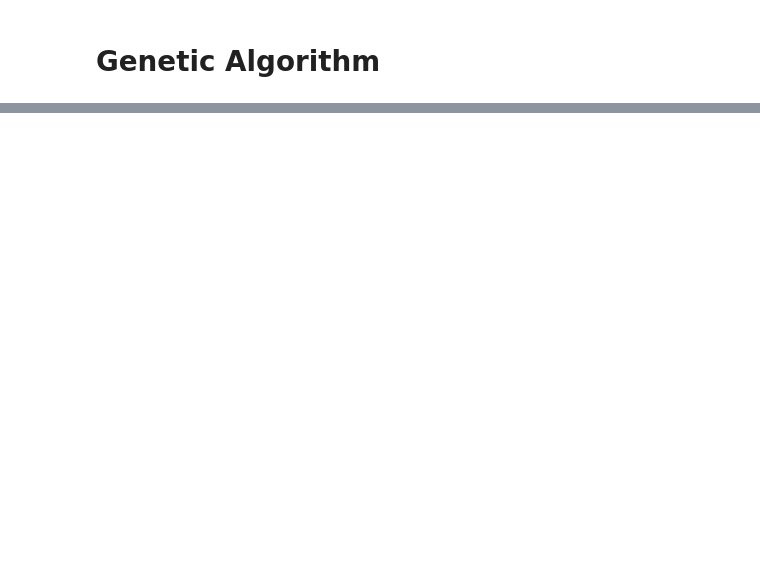
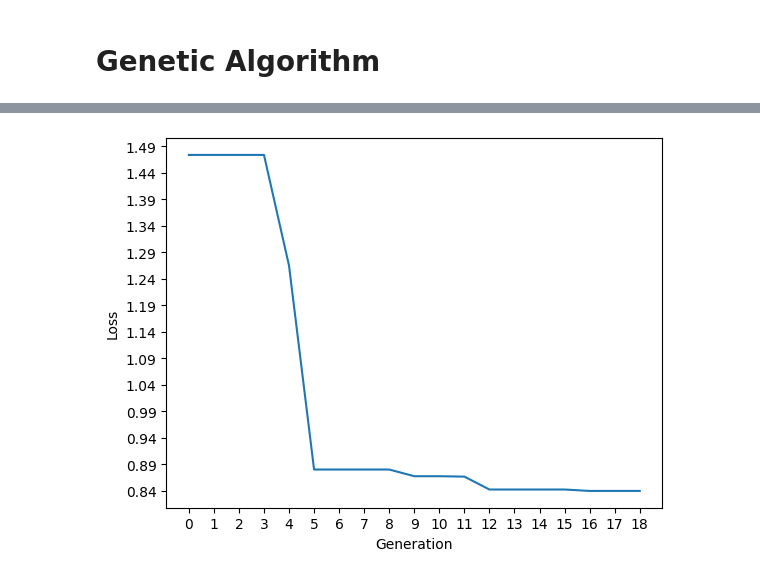
Before and after one commit to matemeglecz/neural_network_optimization_ga, a Jupyter notebook: neural-networks-hw.ipynb, the cells around one changed output, grey strips where cells are left out. Saved outputs shown, nothing was run; the diff lists cells and outputs as text; code cells hidden in the pictures; blank space fills up the shorter version.

```diff
--- a/neural-networks-hw.ipynb
+++ b/neural-networks-hw.ipynb
@@ -658,0 +633,14 @@ NameError: ignored
+# %%
+plt.rcdefaults()
+plt.figure().clear()
+plt.ylabel("Loss")
+plt.xlabel("Generation")
+
+plt.xticks(np.arange(0, 18 + 1, 1.0))
+plt.yticks(np.arange(min(best_loss_in_gen), max(best_loss_in_gen) + 1, 0.05))
+
+plt.plot(best_loss_in_gen)
+
+plt.savefig("loss-gen.png")
+# %% [output]
+[figure, added]
```
Also changed, not shown: parts of 31 cells of this notebook, 2 other files.
